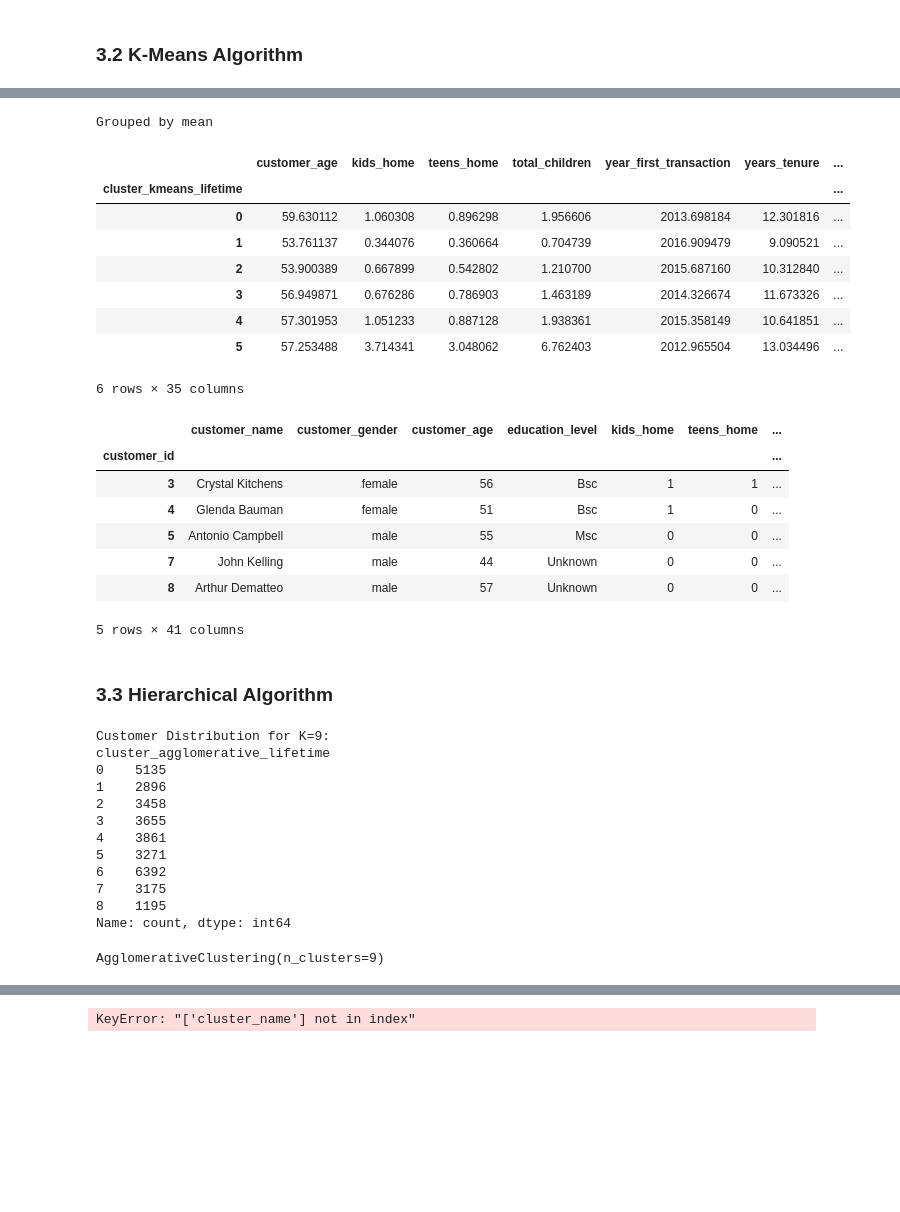
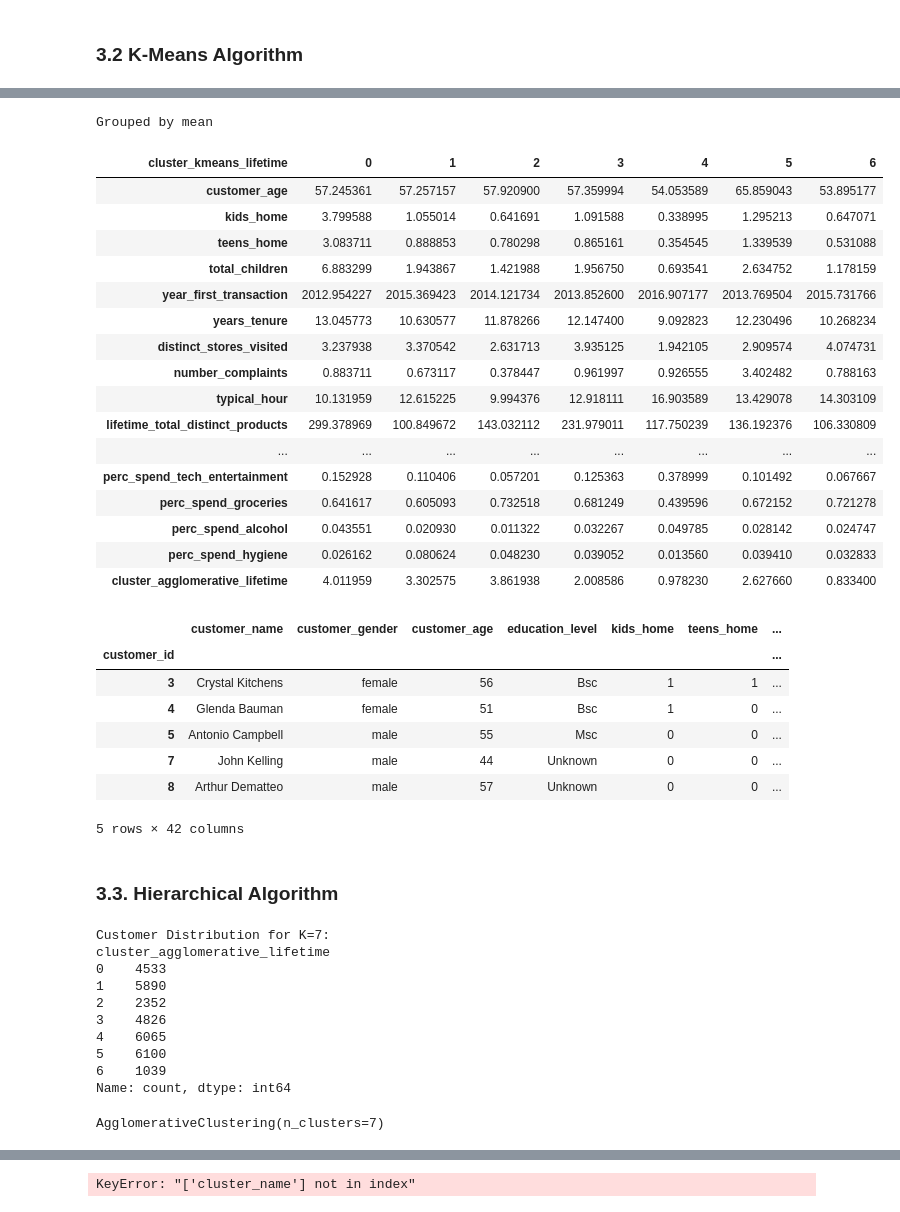
Before and after one commit to tiago2806/ml_project, a Jupyter notebook: notebooks/03_modelling.ipynb, the cells around one changed output, grey strips where cells are left out. Cells and saved outputs as stored; diff of their text form; code cells hidden in the pictures; blank space fills up the shorter version.

```diff
--- a/notebooks/03_modelling.ipynb
+++ b/notebooks/03_modelling.ipynb
@@ -489,29 +514,35 @@ Grouped by mean
 # %%
-numeric_cols_lifetime = dataset_lifetime.select_dtypes(include='number')
+numeric_cols_lifetime = dataset_lifetime.select_dtypes(include='number').drop(['latitude', 'longitude', 'is_customer_outlier','is_dense_geo_area'], axis = 1)
 
-cluster_groupby(numeric_cols_lifetime, cluster_kmeans= 'cluster_kmeans_lifetime', method= 'mean').T
+cluster_groupby(numeric_cols_lifetime, cluster_kmeans= 'cluster_kmeans_lifetime', method= 'mean')
 # %% [output]
 Grouped by mean
-|  | customer_age | kids_home | teens_home | total_children | year_first_transaction | years_tenure | ... |
-| cluster_kmeans_lifetime |  |  |  |  |  |  | ... |
-| 0 | 59.630112 | 1.060308 | 0.896298 | 1.956606 | 2013.698184 | 12.301816 | ... |
-| 1 | 53.761137 | 0.344076 | 0.360664 | 0.704739 | 2016.909479 | 9.090521 | ... |
-| 2 | 53.900389 | 0.667899 | 0.542802 | 1.210700 | 2015.687160 | 10.312840 | ... |
-| 3 | 56.949871 | 0.676286 | 0.786903 | 1.463189 | 2014.326674 | 11.673326 | ... |
-| 4 | 57.301953 | 1.051233 | 0.887128 | 1.938361 | 2015.358149 | 10.641851 | ... |
-| 5 | 57.253488 | 3.714341 | 3.048062 | 6.762403 | 2012.965504 | 13.034496 | ... |
+| cluster_kmeans_lifetime | 0 | 1 | 2 | 3 | 4 | 5 | 6 |
+| customer_age | 57.245361 | 57.257157 | 57.920900 | 57.359994 | 54.053589 | 65.859043 | 53.895177 |
+| kids_home | 3.799588 | 1.055014 | 0.641691 | 1.091588 | 0.338995 | 1.295213 | 0.647071 |
+| teens_home | 3.083711 | 0.888853 | 0.780298 | 0.865161 | 0.354545 | 1.339539 | 0.531088 |
+| total_children | 6.883299 | 1.943867 | 1.421988 | 1.956750 | 0.693541 | 2.634752 | 1.178159 |
+| year_first_transaction | 2012.954227 | 2015.369423 | 2014.121734 | 2013.852600 | 2016.907177 | 2013.769504 | 2015.731766 |
+| years_tenure | 13.045773 | 10.630577 | 11.878266 | 12.147400 | 9.092823 | 12.230496 | 10.268234 |
+| distinct_stores_visited | 3.237938 | 3.370542 | 2.631713 | 3.935125 | 1.942105 | 2.909574 | 4.074731 |
+| number_complaints | 0.883711 | 0.673117 | 0.378447 | 0.961997 | 0.926555 | 3.402482 | 0.788163 |
+| typical_hour | 10.131959 | 12.615225 | 9.994376 | 12.918111 | 16.903589 | 13.429078 | 14.303109 |
+| lifetime_total_distinct_products | 299.378969 | 100.849672 | 143.032112 | 231.979011 | 117.750239 | 136.192376 | 106.330809 |
+| ... | ... | ... | ... | ... | ... | ... | ... |
+| perc_spend_tech_entertainment | 0.152928 | 0.110406 | 0.057201 | 0.125363 | 0.378999 | 0.101492 | 0.067667 |
+| perc_spend_groceries | 0.641617 | 0.605093 | 0.732518 | 0.681249 | 0.439596 | 0.672152 | 0.721278 |
+| perc_spend_alcohol | 0.043551 | 0.020930 | 0.011322 | 0.032267 | 0.049785 | 0.028142 | 0.024747 |
+| perc_spend_hygiene | 0.026162 | 0.080624 | 0.048230 | 0.039052 | 0.013560 | 0.039410 | 0.032833 |
+| cluster_agglomerative_lifetime | 4.011959 | 3.302575 | 3.861938 | 2.008586 | 0.978230 | 2.627660 | 0.833400 |
-6 rows × 35 columns
 # %%
 cluster_names = {
-    0: "Average",
-    1: "Promotion seeker",
-    2: "Green screen",
-    3: 'Large Families',
-    4: "Promotion seekers",
-    5: "Tech-enthusiasts",
-    6: "Clean and green",
-    7: "Meetfish",
-    8: "Karens"
+    0: "Large Families",
+    1: "Clean and Green",
+    2: "Morning & Fit",
+    3: 'Wealthy Spenders',
+    4: "Gamers",
+    5: "Old Karens",
+    6: "Promotion Lovers",
 }
 
 
@@ -525,26 +556,24 @@ dataset_lifetime.head()
 | 5 | Antonio Campbell | male | 55 | Msc | 0 | 0 | ... |
 | 7 | John Kelling | male | 44 | Unknown | 0 | 0 | ... |
 | 8 | Arthur Dematteo | male | 57 | Unknown | 0 | 0 | ... |
-5 rows × 41 columns
+5 rows × 42 columns
 # %% [markdown]
-### **3.3 Hierarchical Algorithm**
+### **3.3. Hierarchical Algorithm**
 # %%
 dendrogram_visualization(X_scaled_lifetime)
 # %%
 plot_silhouette_hierarchical(X_scaled_lifetime)
 # %%
-apply_hierarchical_lifetime(X_scaled_lifetime, dataset_lifetime, X_lifetime_original, k = 9)
+apply_hierarchical_lifetime(X_scaled_lifetime, dataset_lifetime, X_lifetime_original, k = 7)
 # %% [output]
-Customer Distribution for K=9:
+Customer Distribution for K=7:
 cluster_agglomerative_lifetime
-0    5135
-1    2896
-2    3458
-3    3655
-4    3861
-5    3271
-6    6392
-7    3175
-8    1195
+0    4533
+1    5890
+2    2352
+3    4826
+4    6065
+5    6100
+6    1039
 Name: count, dtype: int64
-AgglomerativeClustering(n_clusters=9)
+AgglomerativeClustering(n_clusters=7)
```
Also changed, not shown: parts of 45 cells of this notebook, 4 other files.
